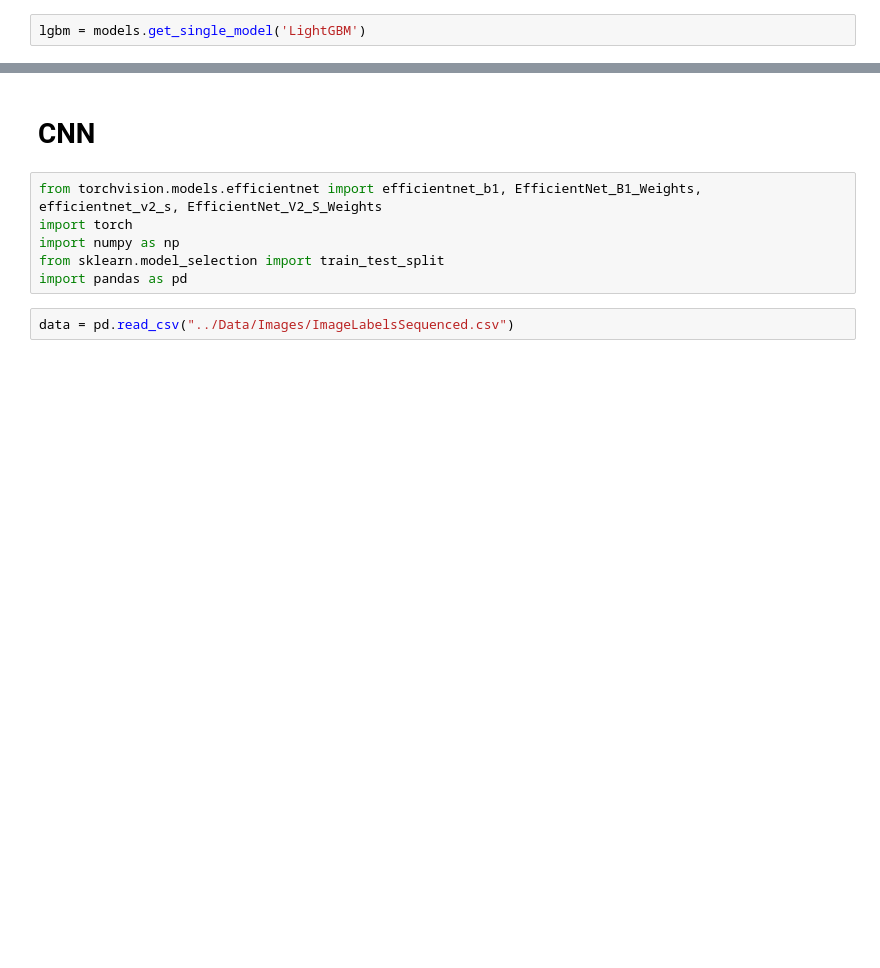
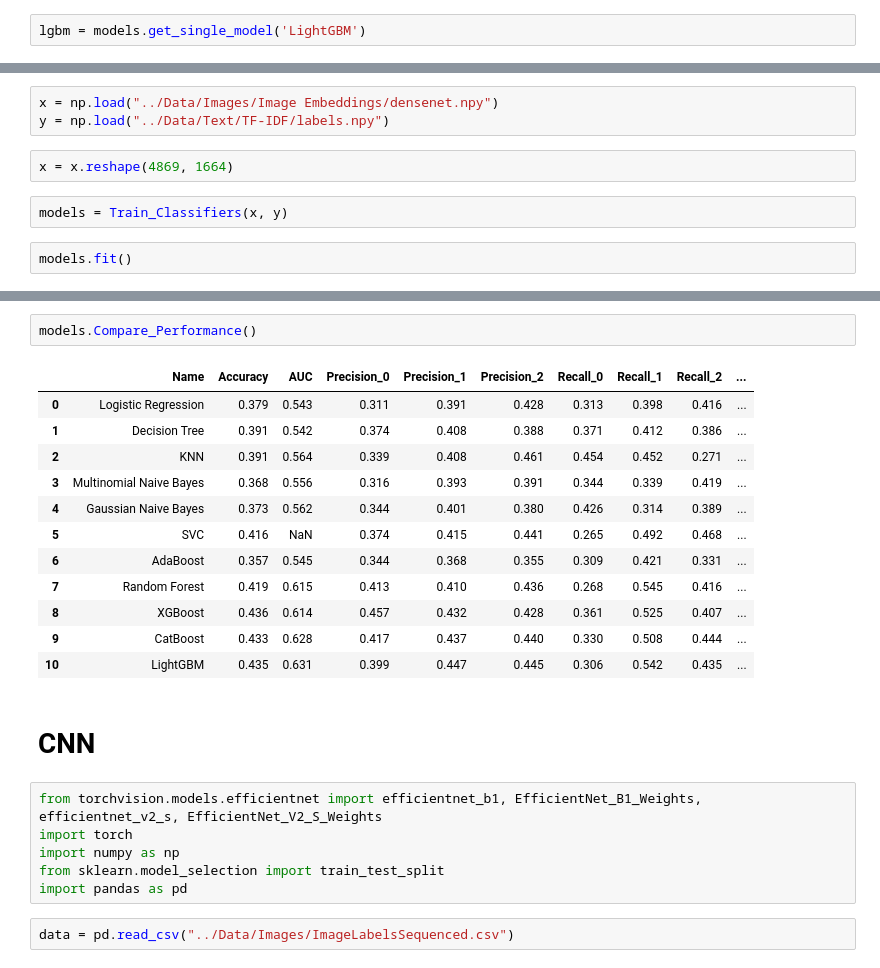
Before and after one commit to Prashant-Tiwari26/Multimodal-Sentiment-Analysis-using-Text-and-Images, a Jupyter notebook: Notebooks/image.ipynb, the cells around one changed output, grey strips where cells are left out. Cells and saved outputs as stored; diff of their text form; blank space fills up the shorter version.

```diff
--- a/Notebooks/image.ipynb
+++ b/Notebooks/image.ipynb
@@ -25,0 +75,9 @@ lgbm.predict_proba(x).shape
+# %%
+x = np.load("../Data/Images/Image Embeddings/densenet.npy")
+y = np.load("../Data/Text/TF-IDF/labels.npy")
+# %%
+x = x.reshape(4869, 1664)
+# %%
+models = Train_Classifiers(x, y)
+# %%
+models.fit()
@@ -26,3 +116,18 @@ lgbm.predict_proba(x).shape
+# %%
+models.Compare_Performance()
+# %% [output]
+|  | Name | Accuracy | AUC | Precision_0 | Precision_1 | Precision_2 | Recall_0 | Recall_1 | Recall_2 | ... |
+| 0 | Logistic Regression | 0.379 | 0.543 | 0.311 | 0.391 | 0.428 | 0.313 | 0.398 | 0.416 | ... |
+| 1 | Decision Tree | 0.391 | 0.542 | 0.374 | 0.408 | 0.388 | 0.371 | 0.412 | 0.386 | ... |
+| 2 | KNN | 0.391 | 0.564 | 0.339 | 0.408 | 0.461 | 0.454 | 0.452 | 0.271 | ... |
+| 3 | Multinomial Naive Bayes | 0.368 | 0.556 | 0.316 | 0.393 | 0.391 | 0.344 | 0.339 | 0.419 | ... |
+| 4 | Gaussian Naive Bayes | 0.373 | 0.562 | 0.344 | 0.401 | 0.380 | 0.426 | 0.314 | 0.389 | ... |
+| 5 | SVC | 0.416 | NaN | 0.374 | 0.415 | 0.441 | 0.265 | 0.492 | 0.468 | ... |
+| 6 | AdaBoost | 0.357 | 0.545 | 0.344 | 0.368 | 0.355 | 0.309 | 0.421 | 0.331 | ... |
+| 7 | Random Forest | 0.419 | 0.615 | 0.413 | 0.410 | 0.436 | 0.268 | 0.545 | 0.416 | ... |
+| 8 | XGBoost | 0.436 | 0.614 | 0.457 | 0.432 | 0.428 | 0.361 | 0.525 | 0.407 | ... |
+| 9 | CatBoost | 0.433 | 0.628 | 0.417 | 0.437 | 0.440 | 0.330 | 0.508 | 0.444 | ... |
+| 10 | LightGBM | 0.435 | 0.631 | 0.399 | 0.447 | 0.445 | 0.306 | 0.542 | 0.435 | ... |
 # %% [markdown]
 # CNN
 # %%
```
Also changed, not shown: parts of 10 cells of this notebook, 11 other files.
